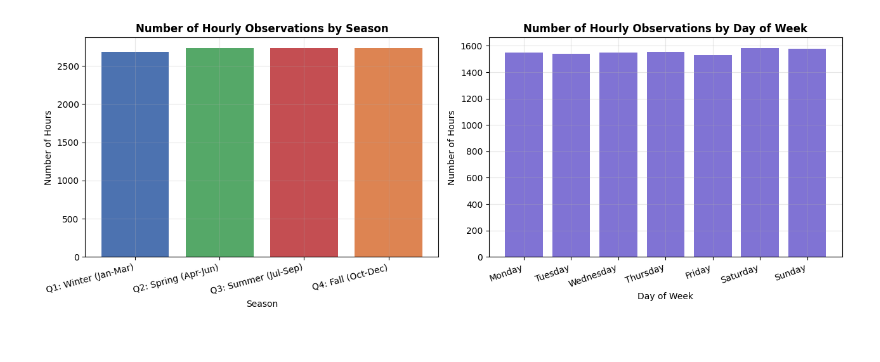
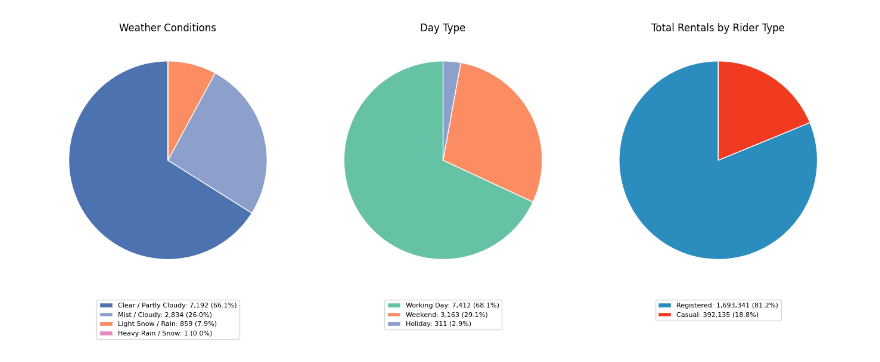
Before and after one commit to ehui-lab/ehui-boston, a Jupyter notebook: bu-cds-dx602/homework/final_project/dx602_final_project.ipynb, the cells around one changed output. Drawn from its saved outputs; the diff is of its cells as text; code cells hidden in the pictures.

```diff
--- a/bu-cds-dx602/homework/final_project/dx602_final_project.ipynb
+++ b/bu-cds-dx602/homework/final_project/dx602_final_project.ipynb
@@ -457,18 +383,0 @@ plt.show()
-# %%
-# Bar chart: Average hourly rentals across the 24 hours of the day
-hourly_avg = df_bikes.groupby("hour")["count"].mean()
-
-fig, ax = plt.subplots(figsize=(12, 4.8))
-bars = ax.bar(hourly_avg.index, hourly_avg.values, color="teal", edgecolor="white", alpha=0.88)
-
-# Highlight peak commute hours (8 AM and 5-6 PM) in coral
-for idx, bar in enumerate(bars):
-    if idx in [8, 17, 18]:
-        bar.set_color("coral")
-
-ax.set_title("Average Bike Rentals by Hour of Day (Commute Peaks Highlighted)", fontsize=13, fontweight="bold")
-ax.set_xlabel("Hour of Day (0 = Midnight, 17 = 5 PM)")
-ax.set_ylabel("Average Rentals per Hour")
-ax.set_xticks(range(0, 24))
-plt.tight_layout()
-plt.show()
@@ -487,24 +421,29 @@ Next, we visualize the distributions of the dataset's key categorical features (
 # %%
-# Bar charts for Season and Day of Week record counts
-fig, (ax1, ax2) = plt.subplots(1, 2, figsize=(13, 4.8))
+fig, axes = plt.subplots(1, 3, figsize=(14, 5))
 
-season_counts = df_bikes["season_label"].value_counts().reindex(df_bikes["season_label"].cat.categories)
-ax1.bar(season_counts.index, season_counts.values, color=["#4C72B0", "#55A868", "#C44E52", "#DD8452"])
-ax1.set_title("Number of Hourly Observations by Season", fontsize=12, fontweight="bold")
-ax1.set_xlabel("Season")
-ax1.set_ylabel("Number of Hours")
-ax1.set_xticks(range(len(season_counts)))
-ax1.set_xticklabels(season_counts.index, rotation=15, ha="right")
+pie_configs = [
+    ("Weather Conditions",
+     df_bikes["weather_label"].value_counts().reindex(weather_order),
+     ["#4C72B0", "#8DA0CB", "#FC8D62", "#E78AC3"]),
+    ("Day Type",
+     df_bikes["day_type"].value_counts().reindex(day_type_order),
+     ["#66C2A5", "#FC8D62", "#8DA0CB"]),
+    ("Total Rentals by Rider Type",
+     pd.Series({"Registered": df_bikes["registered"].sum(),
+                "Casual": df_bikes["casual"].sum()}),
+     ["#2B8CBE", "#F03B20"]),
+]
 
-dow_counts = df_bikes["day_of_week"].value_counts().reindex(df_bikes["day_of_week"].cat.categories)
-ax2.bar(dow_counts.index, dow_counts.values, color="slateblue", alpha=0.85)
-ax2.set_title("Number of Hourly Observations by Day of Week", fontsize=12, fontweight="bold")
-ax2.set_xlabel("Day of Week")
-ax2.set_ylabel("Number of Hours")
-ax2.set_xticks(range(len(dow_counts)))
-ax2.set_xticklabels(dow_counts.index, rotation=20, ha="right")
+for ax, (title, series, colors) in zip(axes, pie_configs):
+    total = series.sum()
+    wedges, _ = ax.pie(series.values, colors=colors, startangle=90,
+                       wedgeprops=dict(edgecolor="white"))
+    labels = [f"{lbl}: {val:,} ({val / total * 100:.1f}%)"
+              for lbl, val in zip(series.index, series.values)]
+    ax.set_title(title)
+    ax.legend(wedges, labels, loc="upper center", bbox_to_anchor=(0.5, -0.05), fontsize=8)
 
 plt.tight_layout()
 plt.show()
 # %% [output]
-[figure, old version]
+[figure, new version]
```
Also changed, not shown: parts of 65 cells of this notebook.
